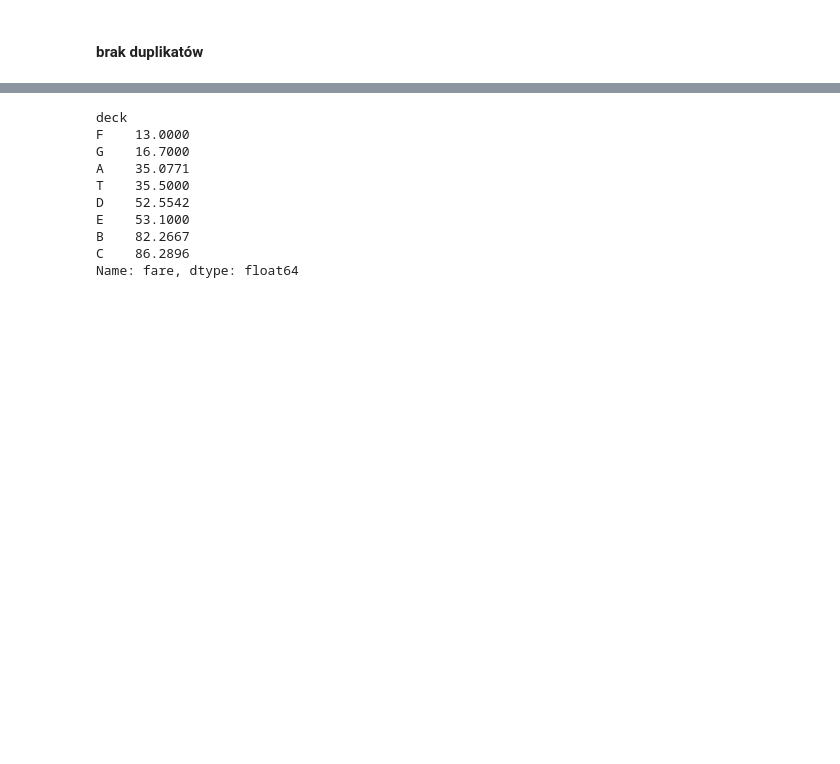
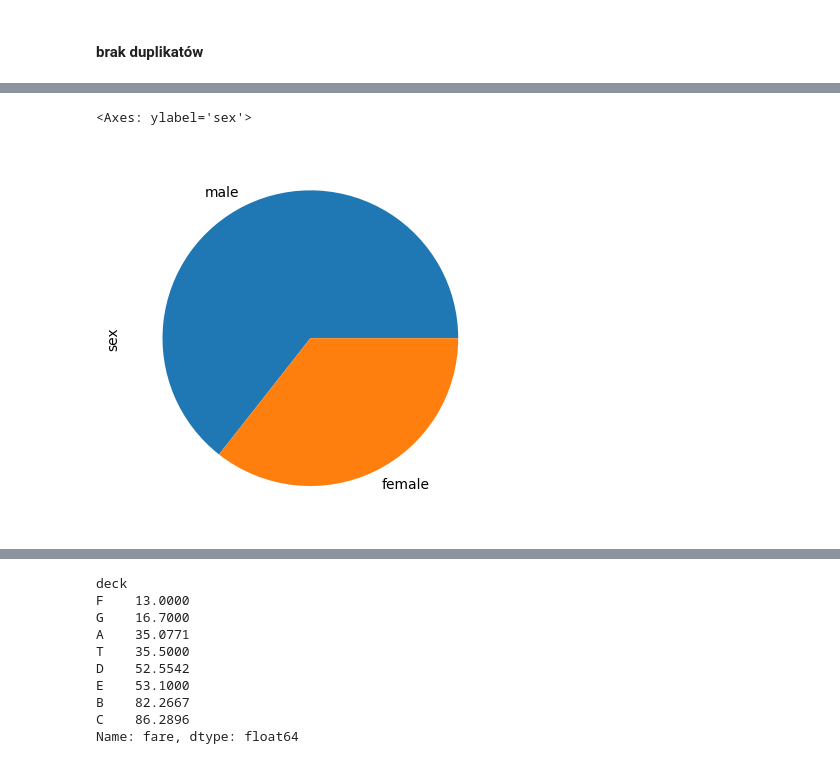
Before and after one commit to pawlo884/ds, a Jupyter notebook: modul4/26__zadanie_domowe__modul_4_2__v2.ipynb, the cells around one changed output, grey strips where cells are left out. Saved outputs shown, nothing was run; the diff lists cells and outputs as text; code cells hidden in the pictures; blank space fills up the shorter version.

```diff
--- a/modul4/26__zadanie_domowe__modul_4_2__v2.ipynb
+++ b/modul4/26__zadanie_domowe__modul_4_2__v2.ipynb
@@ -175,0 +224,5 @@ nulls_summary
+# %%
+df['sex'].value_counts().plot(kind='pie')
+# %% [output]
+<Axes: ylabel='sex'>
+[figure, added]
```
Also changed, not shown: parts of 40 cells of this notebook.
